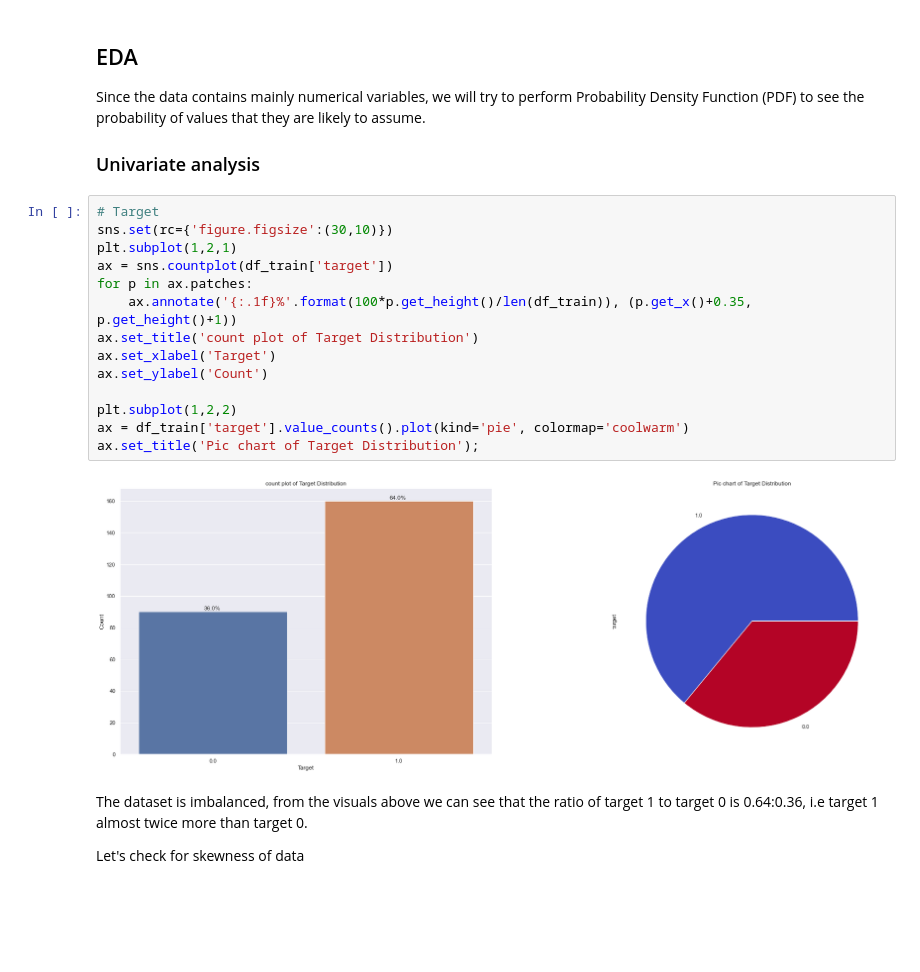
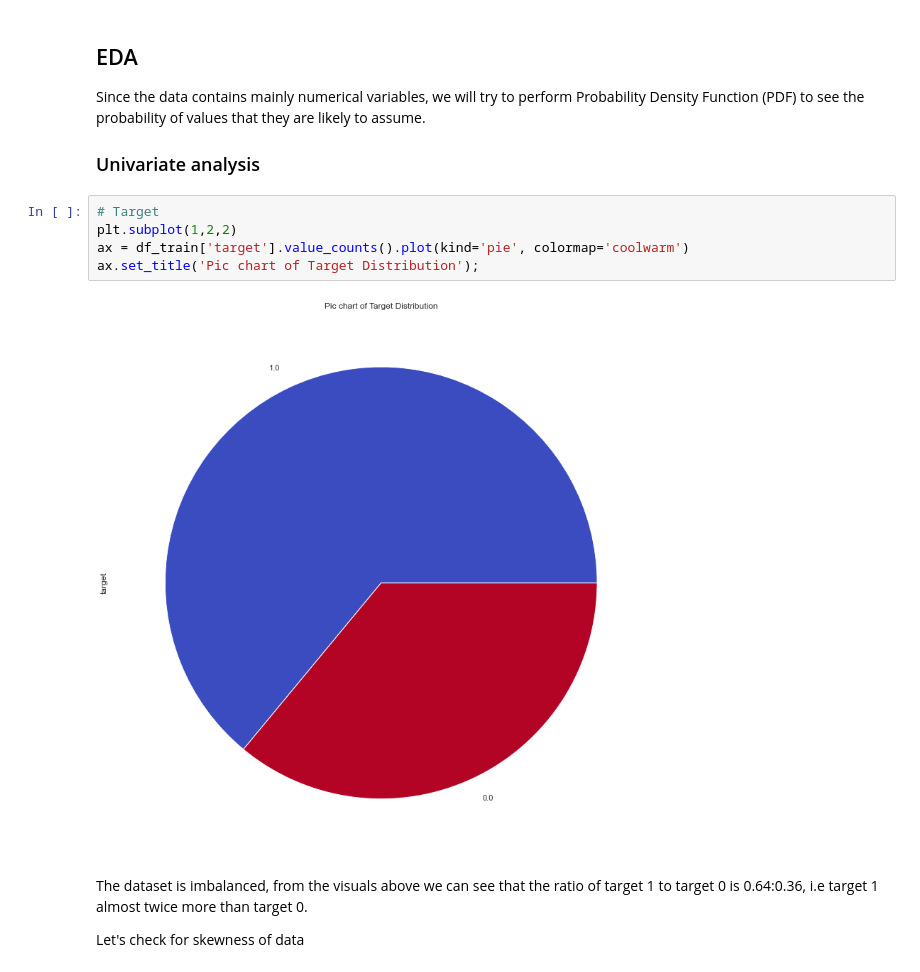
Before and after one commit to linda-oranya/avoid_overfit_challenge, a Jupyter notebook: dont_overfit.ipynb, the cells around one changed output. Saved outputs shown, nothing was run; the diff lists cells and outputs as text; blank space fills up the shorter version.

```diff
--- a/dont_overfit.ipynb
+++ b/dont_overfit.ipynb
@@ -96,20 +86,11 @@ Since the data contains mainly numerical variables, we will try to perform Proba
 ### Univariate analysis
 # %%
 # Target
-sns.set(rc={'figure.figsize':(30,10)})
-plt.subplot(1,2,1)
-ax = sns.countplot(df_train['target'])
-for p in ax.patches:
-    ax.annotate('{:.1f}%'.format(100*p.get_height()/len(df_train)), (p.get_x()+0.35, p.get_height()+1))
-ax.set_title('count plot of Target Distribution')
-ax.set_xlabel('Target')
-ax.set_ylabel('Count')
-
 plt.subplot(1,2,2)
 ax = df_train['target'].value_counts().plot(kind='pie', colormap='coolwarm')
 ax.set_title('Pic chart of Target Distribution');
 # %% [output]
-[figure, old version]
+[figure, new version]
 # %% [markdown]
 The dataset is imbalanced, from the visuals above we can see that the ratio of target 1 to target 0 is 0.64:0.36, i.e target 1 almost twice more than target 0.
 
```
Also changed, not shown: parts of 4 cells of this notebook.
